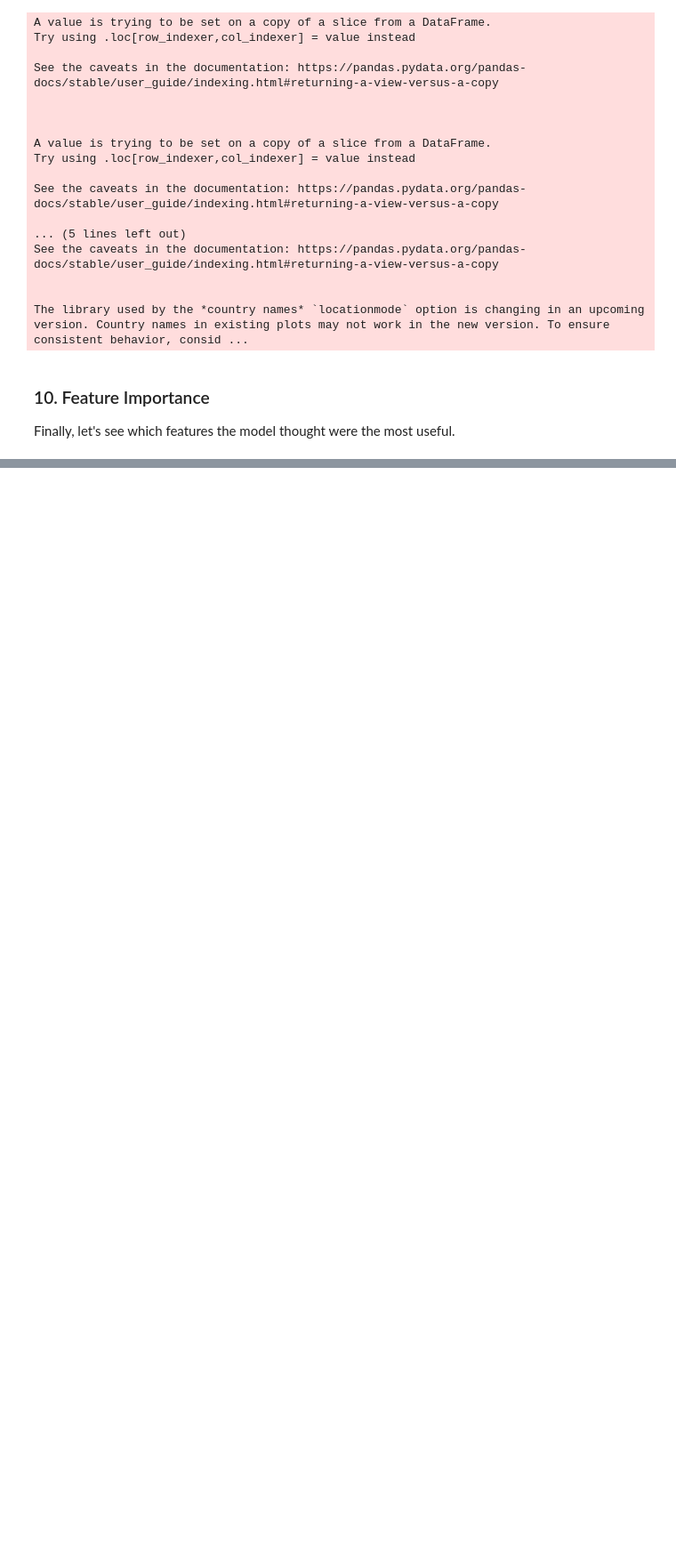
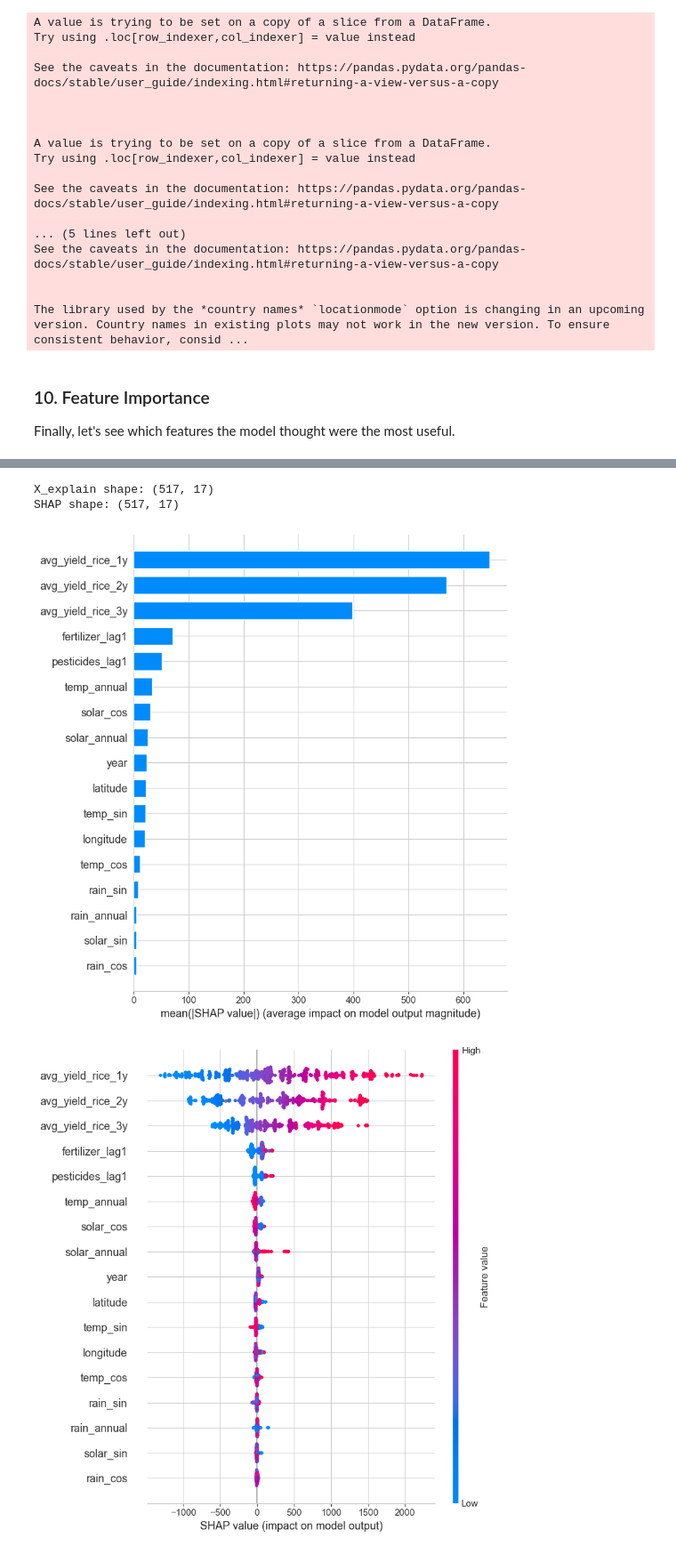
Before and after one commit to pavinpp/ML_project, a Jupyter notebook: Part_5_Model_XGBoost.ipynb, the cells around one changed output, grey strips where cells are left out. Shown at 89% size. Drawn from its saved outputs; the diff is of its cells as text; code cells hidden in the pictures; blank space fills up the shorter version.

```diff
--- a/Part_5_Model_XGBoost.ipynb
+++ b/Part_5_Model_XGBoost.ipynb
@@ -806,0 +805,28 @@ plt.show()
+# %%
+# ---------------------------------------
+# SHAP for XGBoost final_model
+# ---------------------------------------
+final_model.get_booster()  # ensure booster exists
+
+# TreeExplainer (fast for XGBoost)
+explainer = shap.TreeExplainer(final_model)
+
+# Choose dataset to explain (recommend: test for reporting)
+X_explain = X_test.copy()
+
+# Compute SHAP values
+shap_values = explainer.shap_values(X_explain)  # shape (N, num_features)
+
+print("X_explain shape:", X_explain.shape)
+print("SHAP shape:", np.array(shap_values).shape)
+
+# ---- 1) Global importance (bar) ----
+shap.summary_plot(shap_values, X_explain, plot_type="bar", show=True)
+
+# ---- 2) Beeswarm summary (direction + spread) ----
+shap.summary_plot(shap_values, X_explain, show=True)
+# %% [output]
+X_explain shape: (517, 17)
+SHAP shape: (517, 17)
+[figure, added]
+[figure, added]
```
Also changed, not shown: parts of 8 cells of this notebook.
